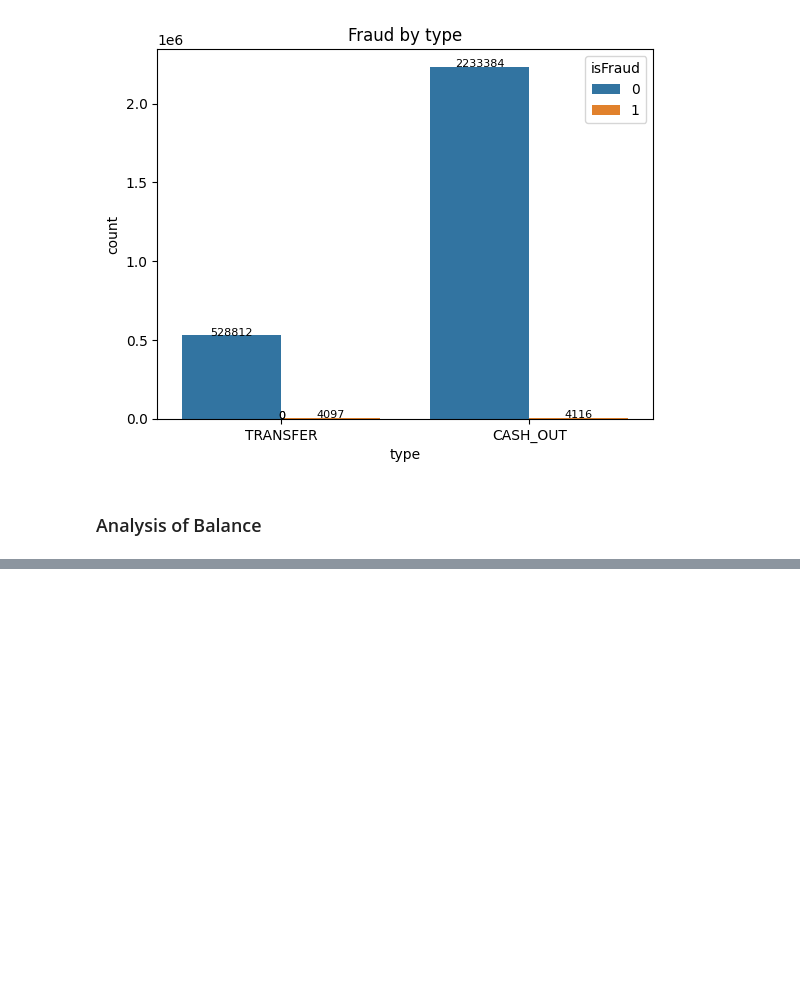
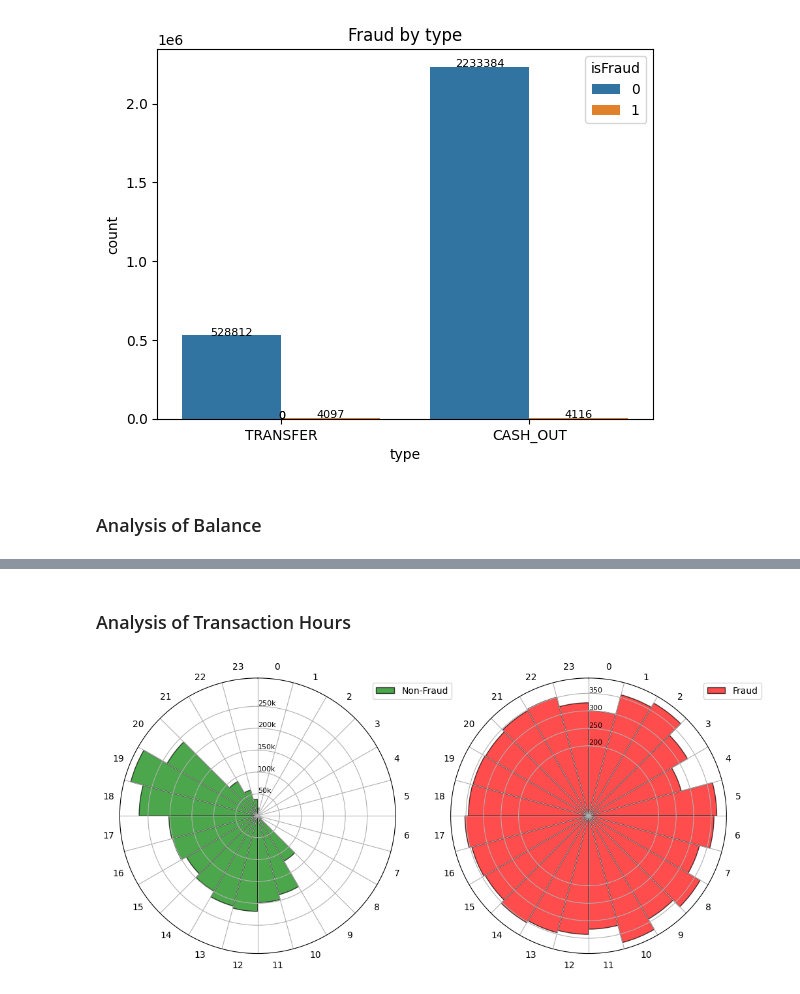
Before and after one commit to khairul746/Fraudulent-Transaction-Detection, a Jupyter notebook: notebooks/fraud_eda.ipynb, the cells around one changed output, grey strips where cells are left out. Cells and saved outputs as stored; diff of their text form; code cells hidden in the pictures; blank space fills up the shorter version.

```diff
--- a/notebooks/fraud_eda.ipynb
+++ b/notebooks/fraud_eda.ipynb
@@ -192,0 +212,2 @@ Transaksi aneh:
+# %% [markdown]
+### Analysis of Transaction Hours
@@ -192,0 +218,46 @@ Transaksi aneh:
+# %%
+# Plot properties
+values = [
+    {
+        "data": non_fraud_hours.values,
+        "color": "g",
+        "label": "Non-Fraud",
+        "yticks": [50000, 100000, 150000, 200000, 250000],
+        "yticklabels": ["50k", "100k", "150k", "200k", "250k"]
+    },
+    {
+        "data": fraud_hours.values,
+        "color": "r",
+        "label": "Fraud",
+        "yticks": [200, 250, 300, 350],
+        "yticklabels": ["200", "250", "300", "350"]
+    },
+]
+categories = fraud_hours.index
+# %%
+angles = np.linspace(0, 2 * np.pi, len(categories) + 1)
+angles_mids = angles[:-1] + (angles[1] - angles[0]) / 2
+
+# Plot
+fig, axes = plt.subplots(1, 2, subplot_kw={'polar': True}, figsize=(12, 6))
+
+for ax, val in zip(axes, values):
+    ax.bar(angles_mids, val["data"], width=angles[1] - angles[0],
+           facecolor=val["color"], alpha=0.7, edgecolor='k', linewidth=1, label=val["label"])
+    ax.set_theta_offset(np.pi / 2)
+    ax.set_theta_direction(-1)
+    ax.set_xticks(angles_mids)
+    ax.set_xticklabels(categories)
+    ax.xaxis.set_minor_locator(FixedLocator(angles))
+    ax.set_rlabel_position(0)
+    ax.set_yticks(val["yticks"])
+    ax.set_yticklabels(val["yticklabels"], color="black", size=8)
+    ax.grid(True, axis='x', which='minor')
+    ax.grid(False, axis='x', which='major')
+    ax.grid(True, axis='y', which='major')
+    ax.legend(loc='upper left', bbox_to_anchor=(0.9, 1))
+
+# plt.tight_layout()
+plt.show()
+# %% [output]
+[figure, added]
```
Also changed, not shown: parts of 26 cells of this notebook.
